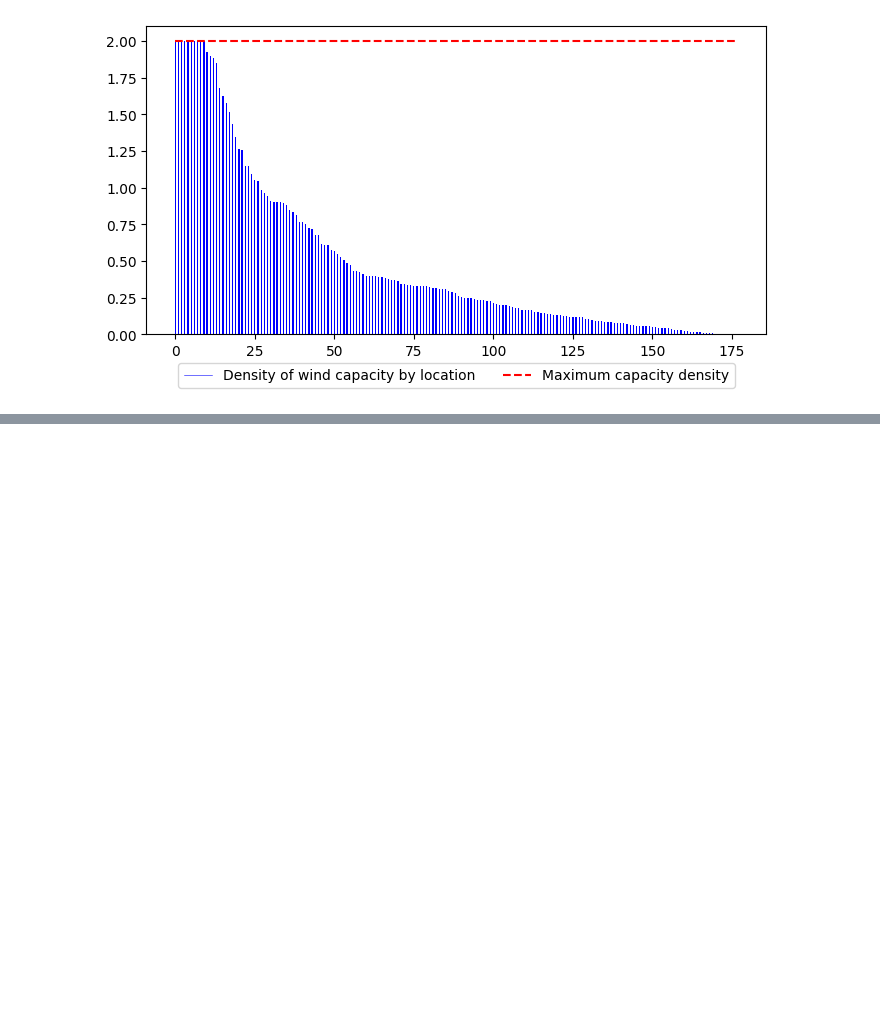
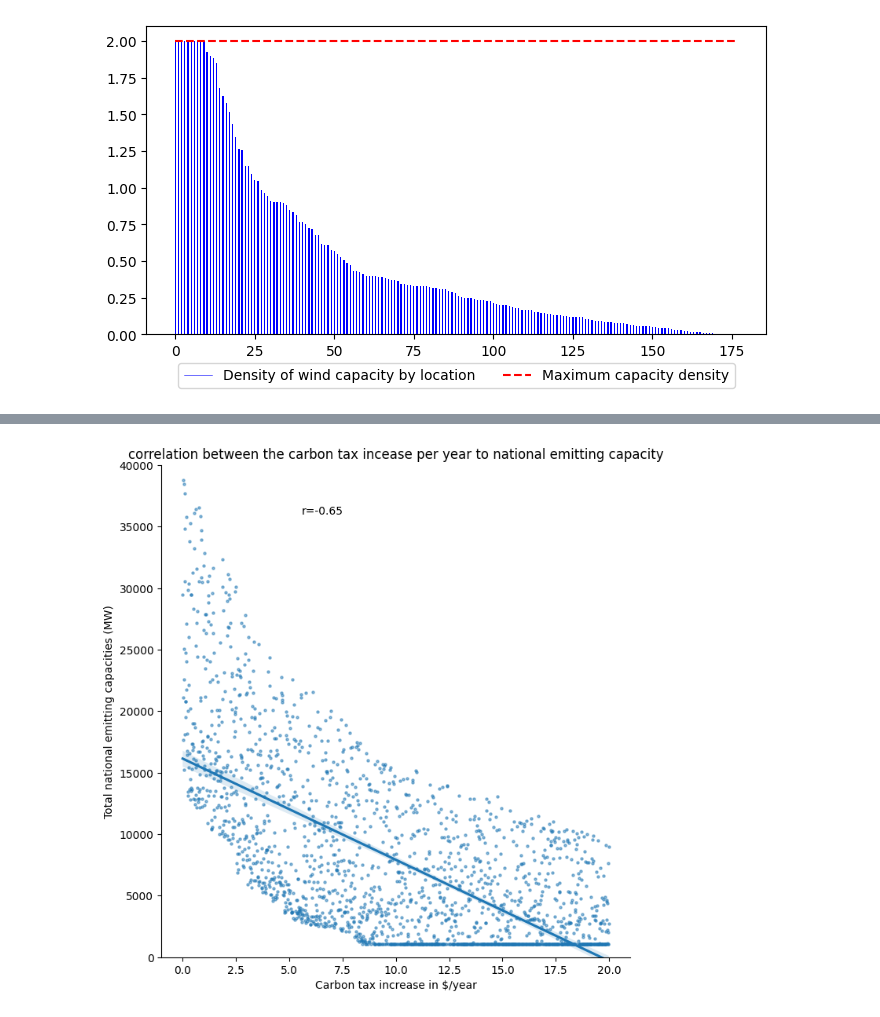
Before and after one commit to smmiri/COPPER_improvement, a Jupyter notebook: validation/validation_COPPER.ipynb, the cells around one changed output, grey strips where cells are left out. Cells and saved outputs as stored; diff of their text form; code cells hidden in the pictures; blank space fills up the shorter version.

```diff
--- a/validation/validation_COPPER.ipynb
+++ b/validation/validation_COPPER.ipynb
@@ -331,0 +486,18 @@ plt.savefig(f'{scen}/capacity_density.png', dpi=300, bbox_inches='tight')
+# %%
+df_emitting = pd.DataFrame.from_dict(emitting_dict, orient='index')
+corr_emitting = df_ctax.merge(df_emitting, left_index=True, right_index=True)
+corr_emitting.columns = ['ctax', 'emitting']
+corr_emitting.sort_index(inplace=True)
+corr_emitting.to_csv(f'{scratch}/corr_emitting.csv')
+r, p = stats.pearsonr(corr_emitting['ctax'], corr_emitting['emitting'])
+lm = sns.lmplot(x='ctax', y='emitting', data=corr_emitting, height=7, aspect=1, scatter_kws={'alpha': 0.5, "s": 5})
+ax = lm.axes[0,0]
+plt.title('correlation between the carbon tax incease per year to national emitting capacity')
+plt.xlabel('Carbon tax increase in $/year')
+plt.text(0.3, 0.9, 'r={:.2f}'.format(r), transform=ax.transAxes)
+plt.ylabel('Total national emitting capacities (MW)')
+plt.ylim(0,40000)
+plt.savefig(Path(scratch, 'ctax_emitting_correlation.png'), dpi=300, bbox_inches='tight')
+plt.show()
+# %% [output]
+[figure, added]
```
Also changed, not shown: parts of 19 cells of this notebook.
